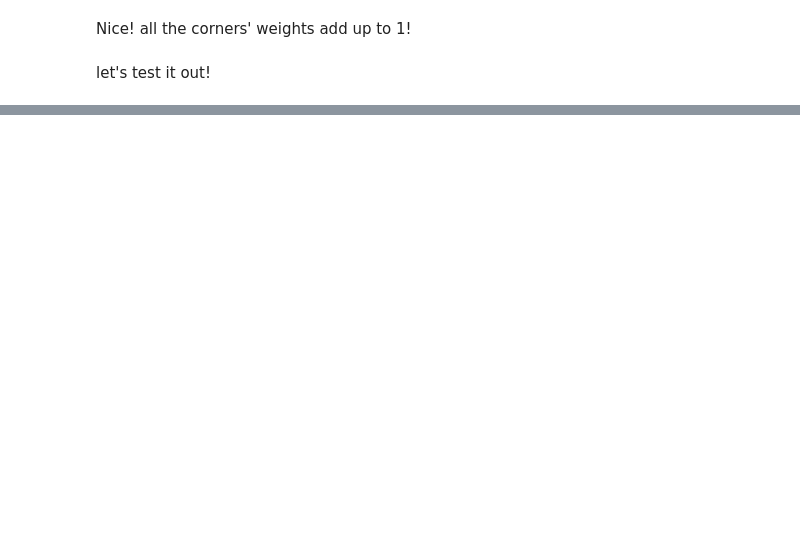
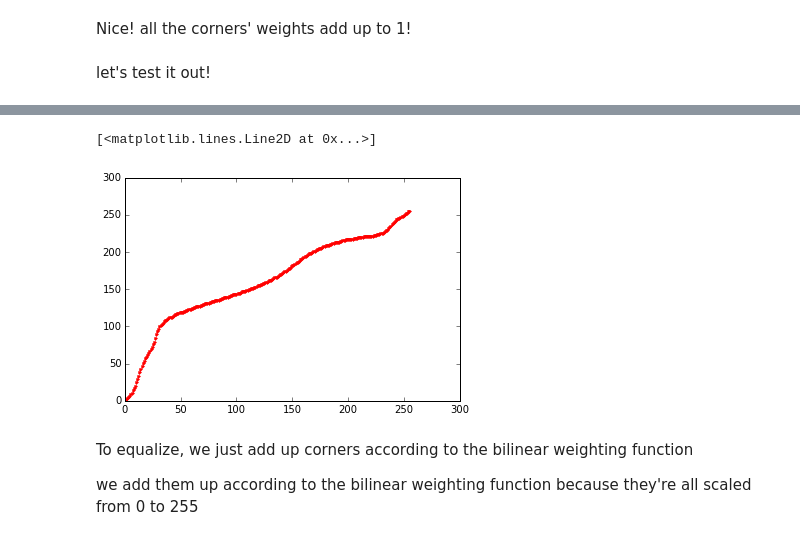
Before and after one commit to sakekasi/computer-vision, a Jupyter notebook: histogram_eq.ipynb, the cells around one changed output, grey strips where cells are left out. Drawn from its saved outputs; the diff is of its cells as text; code cells hidden in the pictures; blank space fills up the shorter version.

```diff
--- a/histogram_eq.ipynb
+++ b/histogram_eq.ipynb
@@ -312,0 +307,13 @@ plt.plot(histograms[3,0,1])
+# %%
+for i in range(h_shape[0]):
+    for j in range(h_shape[1]):
+        cdfs[i,j] = cdf(histograms[i,j].tolist())
+# %%
+plt.plot(cdfs[1,1,0], 'r.')
+# %% [output]
+[<matplotlib.lines.Line2D at 0x...>]
+[figure, added]
+# %% [markdown]
+To equalize, we just add up corners according to the bilinear weighting function
+
+we add them up according to the bilinear weighting function because they're all scaled from 0 to 255
```
Also changed, not shown: parts of 17 cells of this notebook.
